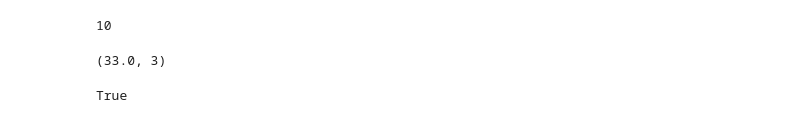
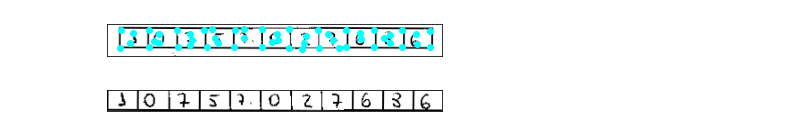
Before and after one commit to soares7vinicius/correcao-gabaritos, a Jupyter notebook: experiments/ra-boxes.ipynb, the cells around one changed output. Drawn from its saved outputs; the diff is of its cells as text; code cells hidden in the pictures.

Commit message:
boxes roi experiments

```diff
--- a/experiments/ra-boxes.ipynb
+++ b/experiments/ra-boxes.ipynb
@@ -24,8 +33,0 @@ offset
-# %%
-boxes.shape[1] % 11
-# %% [output]
-10
-# %%
-363/11, 366%11
-# %% [output]
-(33.0, 3)
@@ -34,4 +34,68 @@ box = boxes[:, offset*10: offset*11]
-# %%
-cv2.imwrite("box.png", box)
-# %% [output]
-True
+# %%
+image = cv2.imread("warped.png")
+image = cv2.cvtColor(image, cv2.COLOR_BGR2GRAY)
+h, w = image.shape
+
+boxes_area = image[int(h * 0.095) : int(h * 0.14), int(w * 0.09) : int(w * 0.77)]
+cv2.imwrite("boxes.png", boxes_area)
+
+from matplotlib import pyplot as plt
+from skimage import measure
+from skimage.feature import corner_harris, corner_peaks, corner_subpix
+
+coords = corner_peaks(corner_harris(boxes_area), min_distance=5, threshold_rel=0.1)
+# coords_subpix = corner_subpix(boxes_area, coords, window_size=10)
+
+
+fig, ax = plt.subplots()
+ax.imshow(boxes_area, cmap=plt.cm.gray)
+ax.plot(
+    coords[:, 1], coords[:, 0], color="cyan", marker="o", linestyle="None", markersize=6
+)
+# ax.plot(coords_subpix[:, 1], coords_subpix[:, 0], '+r', markersize=15)
+ax.axis()
+ax.set_xticks([])
+ax.set_yticks([])
+plt.show()
+
+miny, maxy = min(coords[:, 0]), max(coords[:, 0])
+minx, maxx = min(coords[:, 1]), max(coords[:, 1])
+
+box = boxes_area[miny:maxy, minx:maxx]
+
+
+# contours = measure.find_contours(box, 250, fully_connected='low')
+# print(len(contours))
+# digits = []
+# for cnt in contours:
+#     approx = measure.approximate_polygon(cnt, 16)
+#     if 4 <= len(approx) <= 7:
+#         digits.append(cnt)
+# contours = digits
+# print(len(contours))
+
+
+fig, ax = plt.subplots()
+ax.imshow(box, cmap=plt.cm.gray)
+
+# for contour in contours:
+#     ax.plot(contour[:, 1], contour[:, 0], linewidth=2)
+
+ax.axis()
+ax.set_xticks([])
+ax.set_yticks([])
+plt.show()
+
+# offset = int(box.shape[1] // 11)
+# print(offset)
+
+# box.shape[1] % 11
+
+# print(363 / 11, 366 % 11)
+
+# box = box[:, offset * 10 : offset * 11]
+
+# cv2.imwrite("box.png", box)
+# %% [output]
+[figure, added]
+[figure, added]
```
Also changed, not shown: parts of 13 cells of this notebook, 12 other files.
